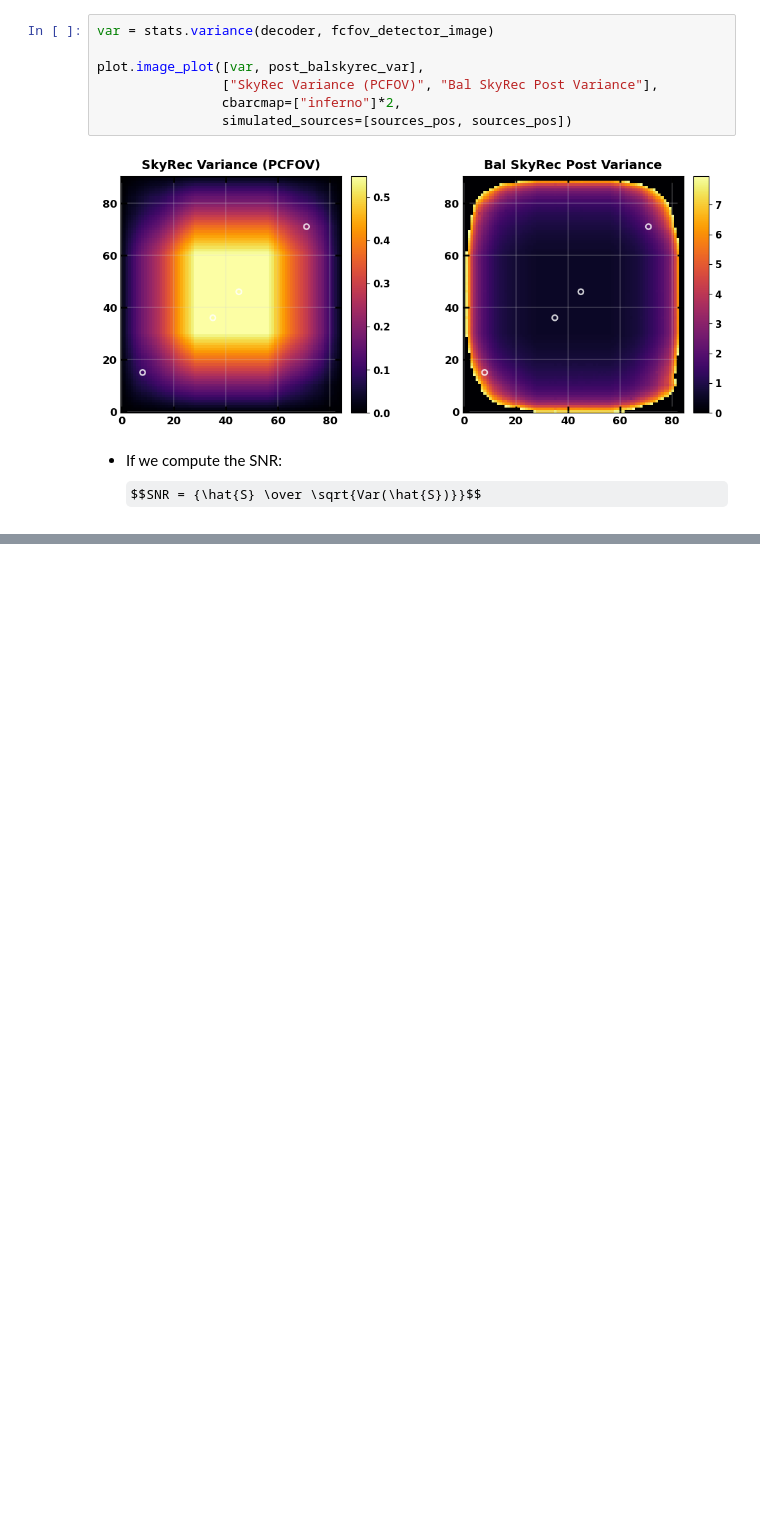
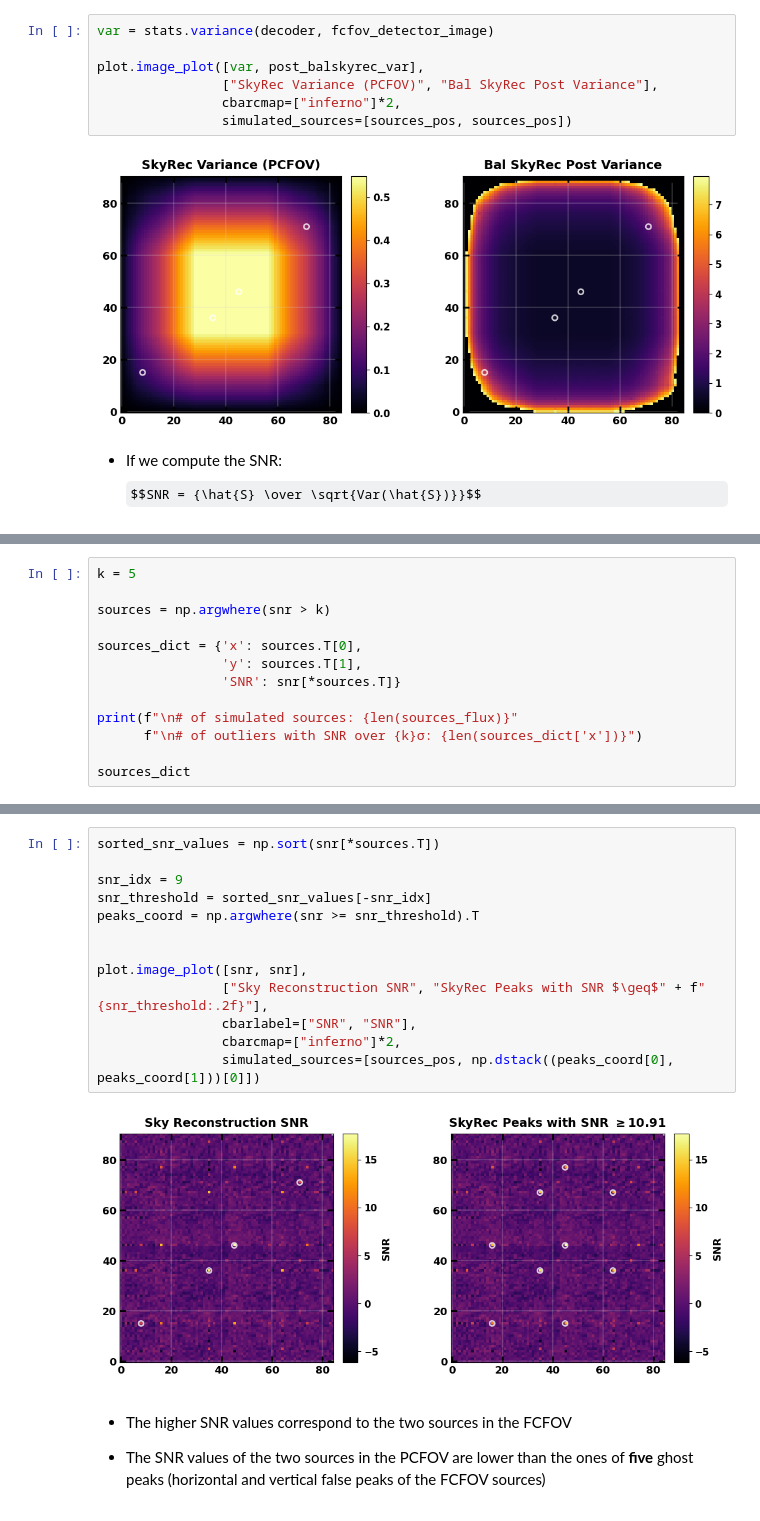
Before and after one commit to EdoardoGiancarli/Reconstruction_Masks_Test, a Jupyter notebook: Img_ReconstructionMethods_2D/variance_SNR.ipynb, the cells around one changed output, grey strips where cells are left out. Drawn from its saved outputs; the diff is of its cells as text; some formulas as TeX source; blank space fills up the shorter version.

```diff
--- a/Img_ReconstructionMethods_2D/variance_SNR.ipynb
+++ b/Img_ReconstructionMethods_2D/variance_SNR.ipynb
@@ -225,0 +299,13 @@ SNR[3] (bal): 66.61189035322141
+# %%
+k = 5
+
+sources = np.argwhere(snr > k)
+
+sources_dict = {'x': sources.T[0],
+                'y': sources.T[1],
+                'SNR': snr[*sources.T]}
+
+print(f"\n# of simulated sources: {len(sources_flux)}"
+      f"\n# of outliers with SNR over {k}σ: {len(sources_dict['x'])}")
+
+sources_dict
@@ -225,0 +328,19 @@ SNR[3] (bal): 66.61189035322141
+# %%
+sorted_snr_values = np.sort(snr[*sources.T])
+
+snr_idx = 9
+snr_threshold = sorted_snr_values[-snr_idx]
+peaks_coord = np.argwhere(snr >= snr_threshold).T
+
+
+plot.image_plot([snr, snr],
+                ["Sky Reconstruction SNR", "SkyRec Peaks with SNR $\geq$" + f"{snr_threshold:.2f}"],
+                cbarlabel=["SNR", "SNR"],
+                cbarcmap=["inferno"]*2,
+                simulated_sources=[sources_pos, np.dstack((peaks_coord[0], peaks_coord[1]))[0]])
+# %% [output]
+[figure, added]
+# %% [markdown]
+- The higher SNR values correspond to the two sources in the FCFOV
+
+- The SNR values of the two sources in the PCFOV are lower than the ones of **five** ghost peaks (horizontal and vertical false peaks of the FCFOV sources)
```
Also changed, not shown: parts of 13 cells of this notebook, 2 other files.
